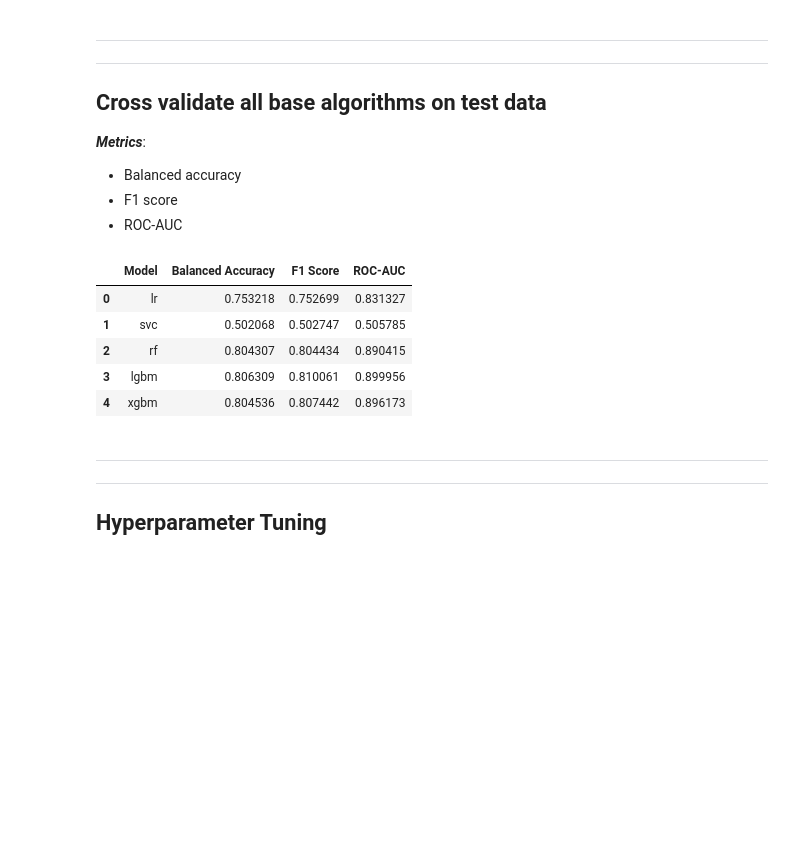
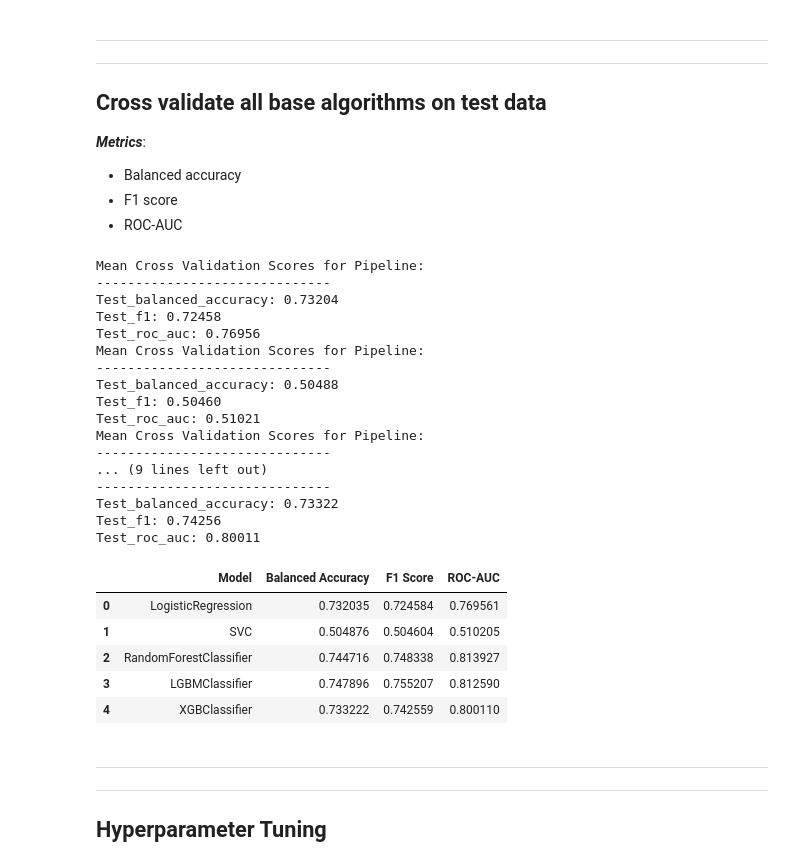
Before and after one commit to mailliwJ/spaceTitanic, a Jupyter notebook: notebooks/episode_III.ipynb, the cells around one changed output. Saved outputs shown, nothing was run; the diff lists cells and outputs as text; code cells hidden in the pictures; blank space fills up the shorter version.

Commit message:
re-run train with RFE (worse)

```diff
--- a/notebooks/episode_III.ipynb
+++ b/notebooks/episode_III.ipynb
@@ -367,42 +367,60 @@ adding RFE makes the model perform worse
 # %%
 models = []
 balanced_accs = []
 f1_scores = []
 roc_auc_scores = []
 pipelines = {}
 
 for name, alg in base_algs.items():
     if name != 'catb':
         pipe = Pipeline([
             ('process', preprocess),
             ('mainpulate', manipulator),
+            ('select features', feature_selection),
             ('clf', alg)
         ])
 
         pipelines[name] = pipe
 
-        balanced_acc, f1, roc_auc = cv_evaluate(pipe, X_train, y_train)
+        results = mlt.cv_evaluate(pipe, X_train, y_train, scoring=['balanced_accuracy','f1','roc_auc'], print_scores=True)
 
-        models.append(name)
-        balanced_accs.append(balanced_acc)
-        f1_scores.append(f1)
-        roc_auc_scores.append(roc_auc)
+        models.append(alg.__class__.__name__)
+        balanced_accs.append(results['test_balanced_accuracy'])
+        f1_scores.append(results['test_f1'])
+        roc_auc_scores.append(results['test_roc_auc'])
 
 cross_val_df = pd.DataFrame({
     'Model': models,
     'Balanced Accuracy': balanced_accs,
     'F1 Score': f1_scores,
     'ROC-AUC': roc_auc_scores
 })
 
 cross_val_df
 # %% [output]
+Mean Cross Validation Scores for Pipeline:
+------------------------------
+Test_balanced_accuracy: 0.73204
+Test_f1: 0.72458
+Test_roc_auc: 0.76956
+Mean Cross Validation Scores for Pipeline:
+------------------------------
+Test_balanced_accuracy: 0.50488
+Test_f1: 0.50460
+Test_roc_auc: 0.51021
+Mean Cross Validation Scores for Pipeline:
+------------------------------
+... (9 lines left out)
+------------------------------
+Test_balanced_accuracy: 0.73322
+Test_f1: 0.74256
+Test_roc_auc: 0.80011
 |  | Model | Balanced Accuracy | F1 Score | ROC-AUC |
-| 0 | lr | 0.753218 | 0.752699 | 0.831327 |
-| 1 | svc | 0.502068 | 0.502747 | 0.505785 |
-| 2 | rf | 0.804307 | 0.804434 | 0.890415 |
-| 3 | lgbm | 0.806309 | 0.810061 | 0.899956 |
-| 4 | xgbm | 0.804536 | 0.807442 | 0.896173 |
+| 0 | LogisticRegression | 0.732035 | 0.724584 | 0.769561 |
+| 1 | SVC | 0.504876 | 0.504604 | 0.510205 |
+| 2 | RandomForestClassifier | 0.744716 | 0.748338 | 0.813927 |
+| 3 | LGBMClassifier | 0.747896 | 0.755207 | 0.812590 |
+| 4 | XGBClassifier | 0.733222 | 0.742559 | 0.800110 |
 # %% [markdown]
 ---
 ---
```
